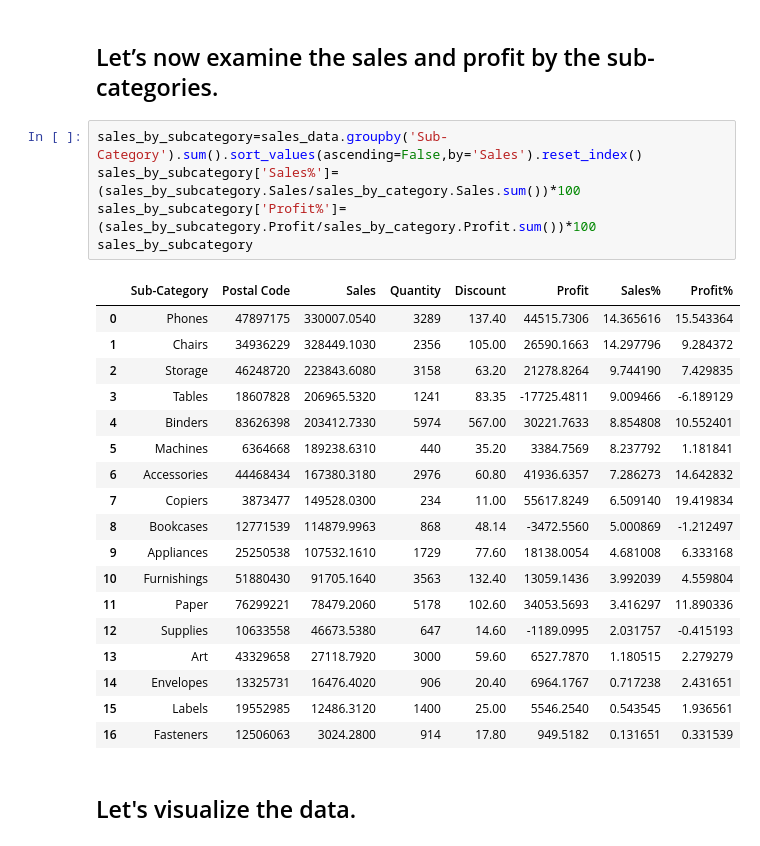
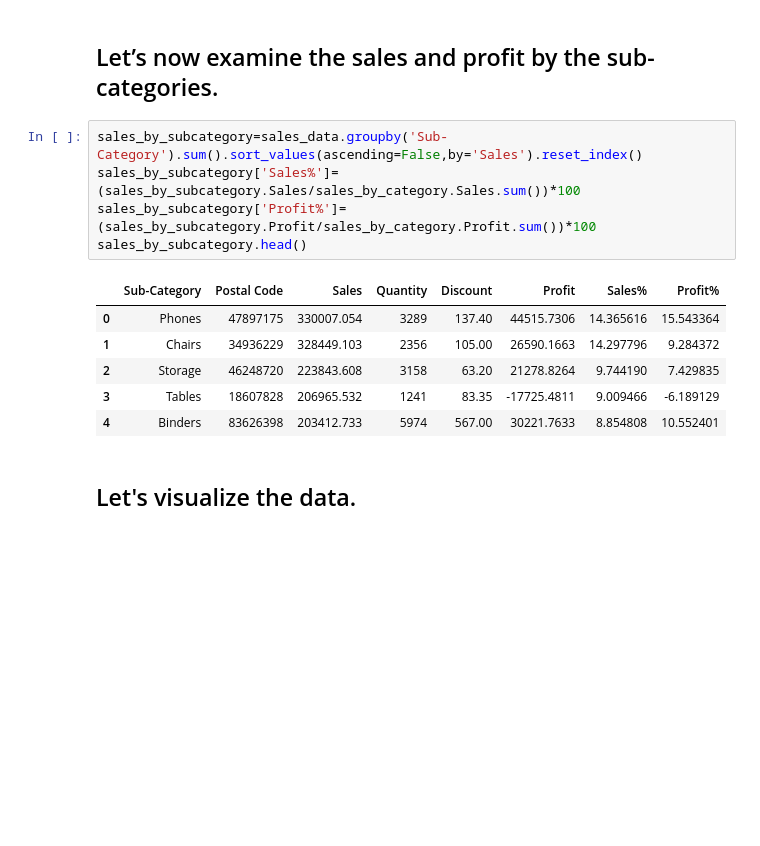
Before and after one commit to shubho337/Superstore, a Jupyter notebook: Super_Store.ipynb, the cells around one changed output. Saved outputs shown, nothing was run; the diff lists cells and outputs as text; blank space fills up the shorter version.

```diff
--- a/Super_Store.ipynb
+++ b/Super_Store.ipynb
@@ -110,27 +110,15 @@ The Office Supplies category has a total sales of \$719K and profit of \$122K
 # %%
 sales_by_subcategory=sales_data.groupby('Sub-Category').sum().sort_values(ascending=False,by='Sales').reset_index()
 sales_by_subcategory['Sales%']=(sales_by_subcategory.Sales/sales_by_category.Sales.sum())*100
 sales_by_subcategory['Profit%']=(sales_by_subcategory.Profit/sales_by_category.Profit.sum())*100
-sales_by_subcategory
+sales_by_subcategory.head()
 # %% [output]
 |  | Sub-Category | Postal Code | Sales | Quantity | Discount | Profit | Sales% | Profit% |
-| 0 | Phones | 47897175 | 330007.0540 | 3289 | 137.40 | 44515.7306 | 14.365616 | 15.543364 |
-| 1 | Chairs | 34936229 | 328449.1030 | 2356 | 105.00 | 26590.1663 | 14.297796 | 9.284372 |
-| 2 | Storage | 46248720 | 223843.6080 | 3158 | 63.20 | 21278.8264 | 9.744190 | 7.429835 |
-| 3 | Tables | 18607828 | 206965.5320 | 1241 | 83.35 | -17725.4811 | 9.009466 | -6.189129 |
-| 4 | Binders | 83626398 | 203412.7330 | 5974 | 567.00 | 30221.7633 | 8.854808 | 10.552401 |
-| 5 | Machines | 6364668 | 189238.6310 | 440 | 35.20 | 3384.7569 | 8.237792 | 1.181841 |
-| 6 | Accessories | 44468434 | 167380.3180 | 2976 | 60.80 | 41936.6357 | 7.286273 | 14.642832 |
-| 7 | Copiers | 3873477 | 149528.0300 | 234 | 11.00 | 55617.8249 | 6.509140 | 19.419834 |
-| 8 | Bookcases | 12771539 | 114879.9963 | 868 | 48.14 | -3472.5560 | 5.000869 | -1.212497 |
-| 9 | Appliances | 25250538 | 107532.1610 | 1729 | 77.60 | 18138.0054 | 4.681008 | 6.333168 |
-| 10 | Furnishings | 51880430 | 91705.1640 | 3563 | 132.40 | 13059.1436 | 3.992039 | 4.559804 |
-| 11 | Paper | 76299221 | 78479.2060 | 5178 | 102.60 | 34053.5693 | 3.416297 | 11.890336 |
-| 12 | Supplies | 10633558 | 46673.5380 | 647 | 14.60 | -1189.0995 | 2.031757 | -0.415193 |
-| 13 | Art | 43329658 | 27118.7920 | 3000 | 59.60 | 6527.7870 | 1.180515 | 2.279279 |
-| 14 | Envelopes | 13325731 | 16476.4020 | 906 | 20.40 | 6964.1767 | 0.717238 | 2.431651 |
-| 15 | Labels | 19552985 | 12486.3120 | 1400 | 25.00 | 5546.2540 | 0.543545 | 1.936561 |
-| 16 | Fasteners | 12506063 | 3024.2800 | 914 | 17.80 | 949.5182 | 0.131651 | 0.331539 |
+| 0 | Phones | 47897175 | 330007.054 | 3289 | 137.40 | 44515.7306 | 14.365616 | 15.543364 |
+| 1 | Chairs | 34936229 | 328449.103 | 2356 | 105.00 | 26590.1663 | 14.297796 | 9.284372 |
+| 2 | Storage | 46248720 | 223843.608 | 3158 | 63.20 | 21278.8264 | 9.744190 | 7.429835 |
+| 3 | Tables | 18607828 | 206965.532 | 1241 | 83.35 | -17725.4811 | 9.009466 | -6.189129 |
+| 4 | Binders | 83626398 | 203412.733 | 5974 | 567.00 | 30221.7633 | 8.854808 | 10.552401 |
 # %% [markdown]
 ## Let's visualize the data.
 # %%
```
Also changed, not shown: parts of 4 cells of this notebook.
